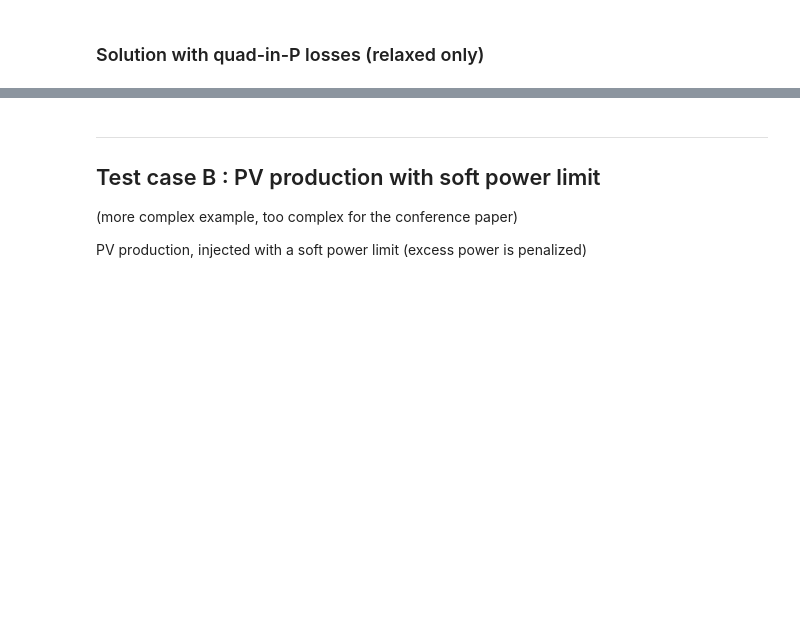
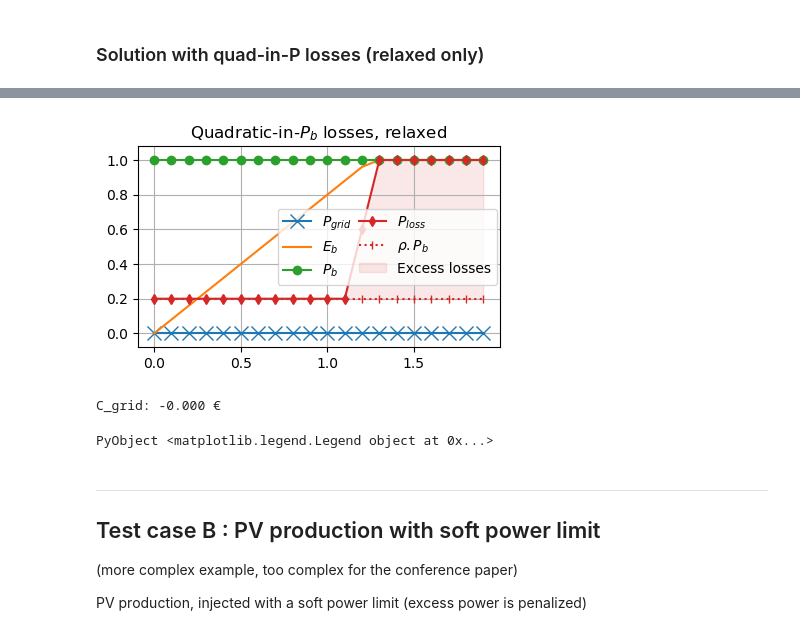
Before and after one commit to pierre-haessig/convex-storage-loss, a Jupyter notebook: Relaxation_failure_example.ipynb, the cells around one changed output, grey strips where cells are left out. Cells and saved outputs as stored; diff of their text form; code cells hidden in the pictures; blank space fills up the shorter version.

```diff
--- a/Relaxation_failure_example.ipynb
+++ b/Relaxation_failure_example.ipynb
@@ -191,3 +205,20 @@ C_grid: -0.000 €
+# %%
+c_loss = 0.2
+m = neg_price_prod(ECOS.Optimizer; relax=true, loss="quadP", c_loss=c_loss)
+prod_plot(m, "Quadratic-in-\$P_b\$ losses, relaxed")
+
+# compute and show excess losses
+Pb = value.(m[:Pb])
+P_loss = value.(m[:P_losses])
+P_loss_bound = c_loss*Pb.^2
+
+plot(t, P_loss_bound, "C3:|", label="\$\\rho.P_b\$")
+fill_between(t, P_loss_bound, P_loss, alpha=0.1, color="C3", label="Excess losses")
+legend(ncol=2, loc="center right", columnspacing=0.5, borderaxespad=0.2)
+# %% [output]
+[figure, added]
+C_grid: -0.000 €
+PyObject <matplotlib.legend.Legend object at 0x...>
 # %% [markdown]
 ---
 
```
Also changed, not shown: parts of 16 cells of this notebook, 4 other files.
